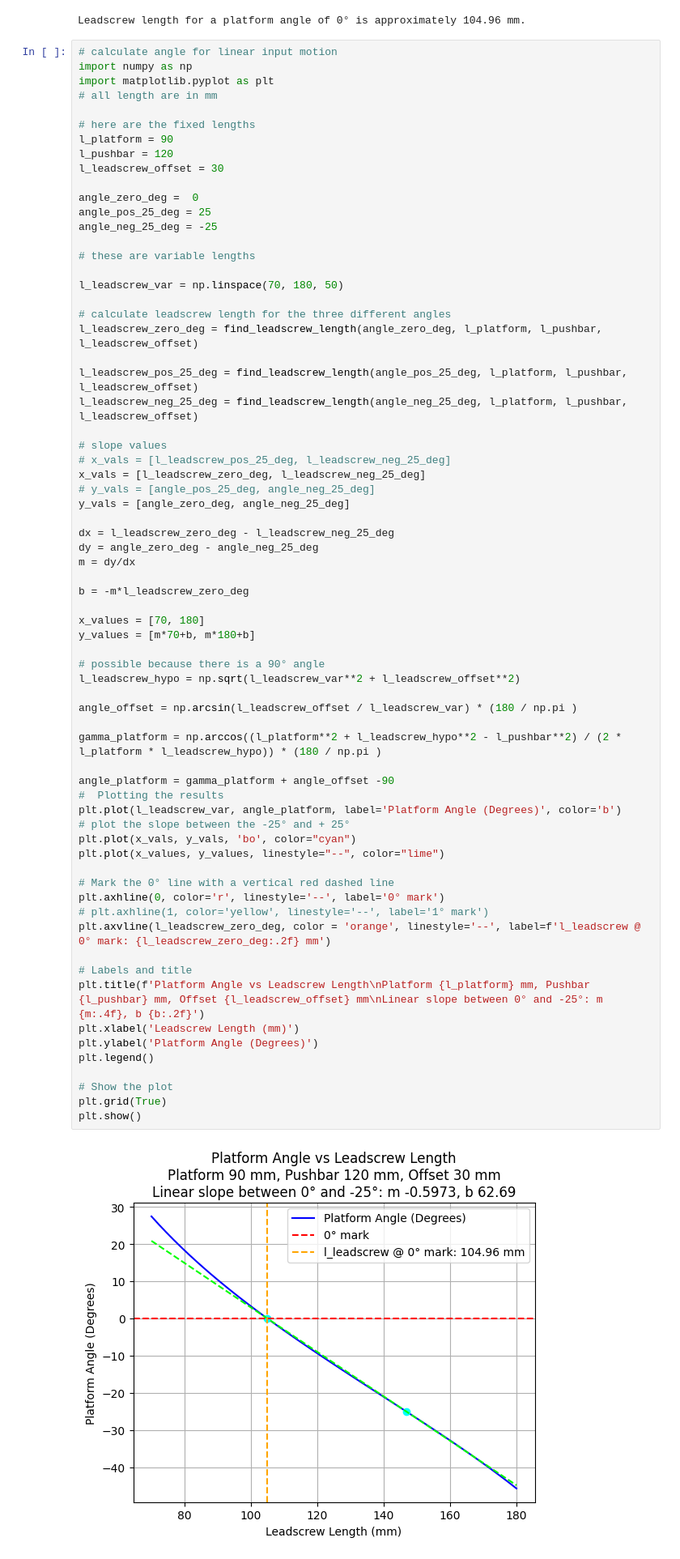
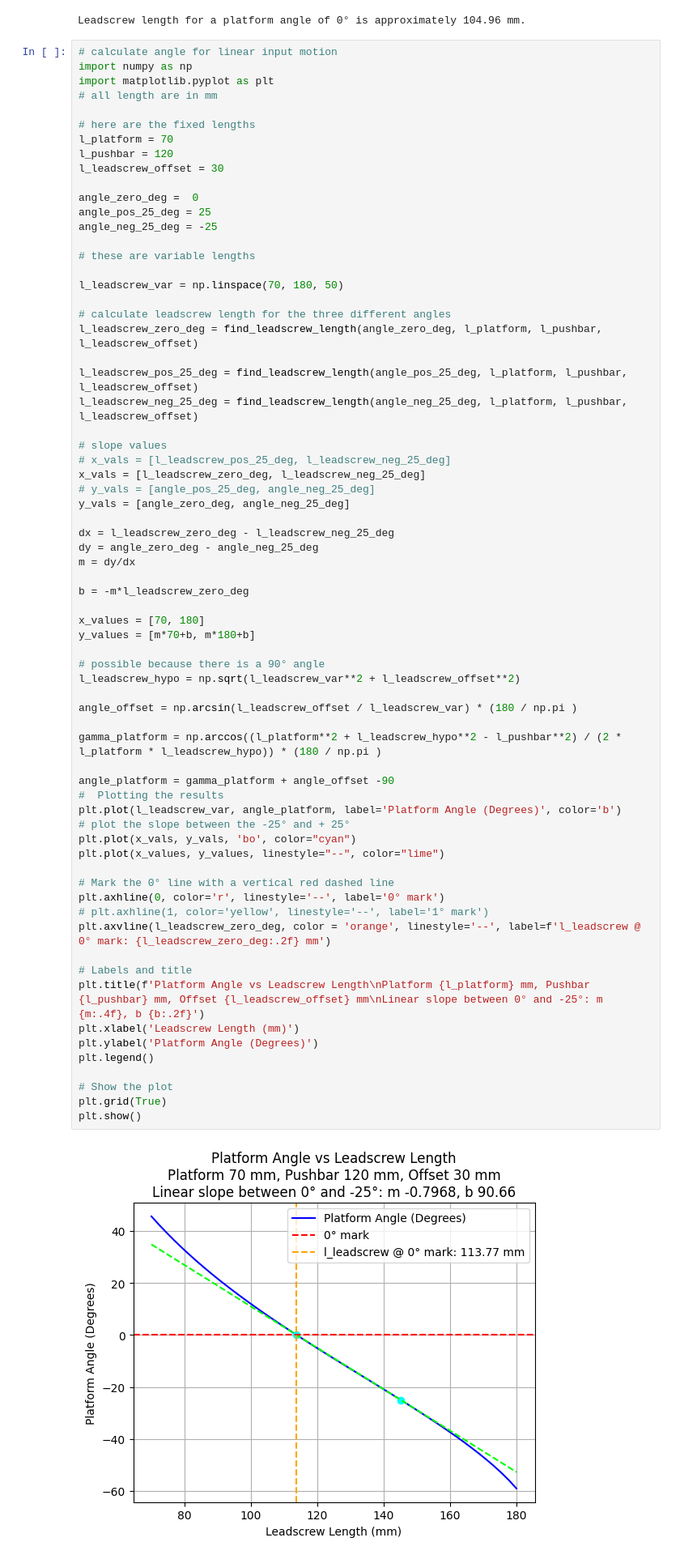
Before and after one commit to UniRoi/MADE_24_Windtunnel_Code, a Jupyter notebook: Windtunnel_General_Calculations/Platform_Angular_Adjustment/Lin_angle.ipynb, the cells around one changed output. Shown at 81% size. Drawn from its saved outputs; the diff is of its cells as text.

```diff
--- a/Windtunnel_General_Calculations/Platform_Angular_Adjustment/Lin_angle.ipynb
+++ b/Windtunnel_General_Calculations/Platform_Angular_Adjustment/Lin_angle.ipynb
@@ -75,7 +75,7 @@ import matplotlib.pyplot as plt
 # all length are in mm
 
 # here are the fixed lengths
-l_platform = 90
+l_platform = 70
 l_pushbar = 120
 l_leadscrew_offset = 30
 
@@ -110,34 +110,34 @@ y_values = [m*70+b, m*180+b]
 
 # possible because there is a 90° angle
 l_leadscrew_hypo = np.sqrt(l_leadscrew_var**2 + l_leadscrew_offset**2)
 
 angle_offset = np.arcsin(l_leadscrew_offset / l_leadscrew_var) * (180 / np.pi )
 
 gamma_platform = np.arccos((l_platform**2 + l_leadscrew_hypo**2 - l_pushbar**2) / (2 * l_platform * l_leadscrew_hypo)) * (180 / np.pi )
 
 angle_platform = gamma_platform + angle_offset -90
 #  Plotting the results
 plt.plot(l_leadscrew_var, angle_platform, label='Platform Angle (Degrees)', color='b')
 # plot the slope between the -25° and + 25°
 plt.plot(x_vals, y_vals, 'bo', color="cyan")
 plt.plot(x_values, y_values, linestyle="--", color="lime")
 
 # Mark the 0° line with a vertical red dashed line
 plt.axhline(0, color='r', linestyle='--', label='0° mark')
 # plt.axhline(1, color='yellow', linestyle='--', label='1° mark')
 plt.axvline(l_leadscrew_zero_deg, color = 'orange', linestyle='--', label=f'l_leadscrew @ 0° mark: {l_leadscrew_zero_deg:.2f} mm')
 
 # Labels and title
 plt.title(f'Platform Angle vs Leadscrew Length\nPlatform {l_platform} mm, Pushbar {l_pushbar} mm, Offset {l_leadscrew_offset} mm\nLinear slope between 0° and -25°: m {m:.4f}, b {b:.2f}')
 plt.xlabel('Leadscrew Length (mm)')
 plt.ylabel('Platform Angle (Degrees)')
 plt.legend()
 
 # Show the plot
 plt.grid(True)
 plt.show()
 # %% [output]
-[figure, old version]
+[figure, new version]
 # %%
 import numpy as np
 import matplotlib.pyplot as plt
```
